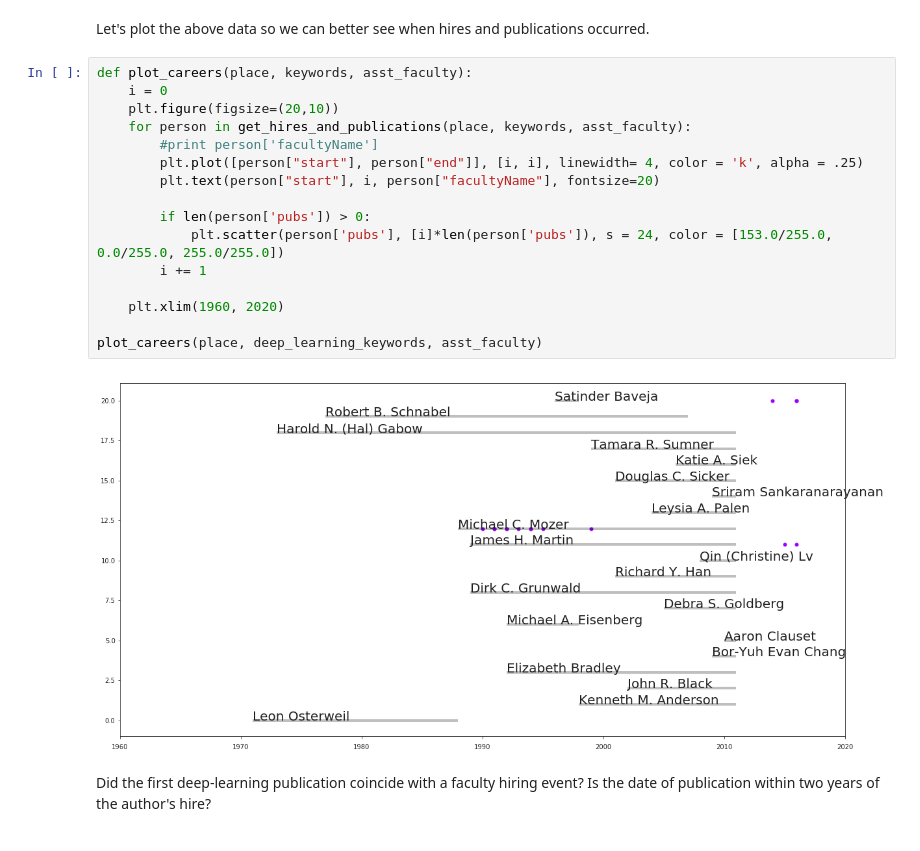
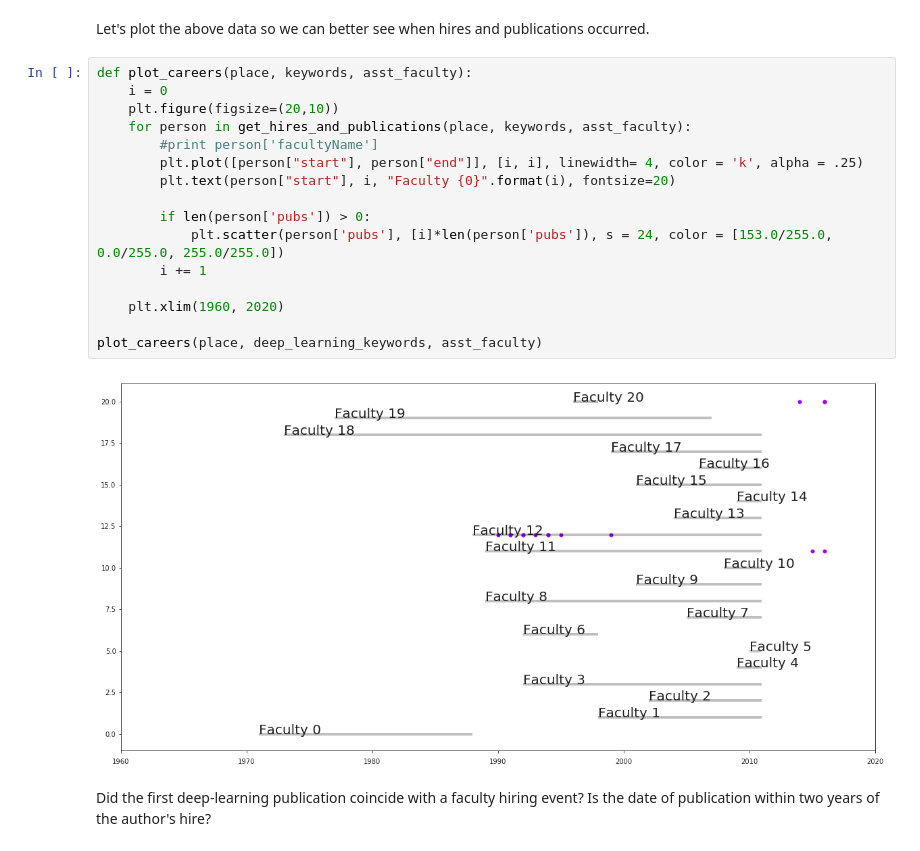
Before and after one commit to allisonmorgan/epistemic_inequality, a Jupyter notebook: publications/spread_of_research_ideas.ipynb, the cells around one changed output. Cells and saved outputs as stored; diff of their text form.

Commit message:
Update careers figure

```diff
--- a/publications/spread_of_research_ideas.ipynb
+++ b/publications/spread_of_research_ideas.ipynb
@@ -107,21 +107,21 @@ Let's plot the above data so we can better see when hires and publications occur
 # %%
 def plot_careers(place, keywords, asst_faculty):
     i = 0
     plt.figure(figsize=(20,10))
     for person in get_hires_and_publications(place, keywords, asst_faculty):
         #print person['facultyName']
         plt.plot([person["start"], person["end"]], [i, i], linewidth= 4, color = 'k', alpha = .25)
-        plt.text(person["start"], i, person["facultyName"], fontsize=20)
+        plt.text(person["start"], i, "Faculty {0}".format(i), fontsize=20)
 
         if len(person['pubs']) > 0:
             plt.scatter(person['pubs'], [i]*len(person['pubs']), s = 24, color = [153.0/255.0, 0.0/255.0, 255.0/255.0])
         i += 1
 
     plt.xlim(1960, 2020)
 
 plot_careers(place, deep_learning_keywords, asst_faculty)
 # %% [output]
-[figure, old version]
+[figure, new version]
 # %% [markdown]
 Did the first deep-learning publication coincide with a faculty hiring event? Is the date of publication within two years of the author's hire?
 # %%
```
